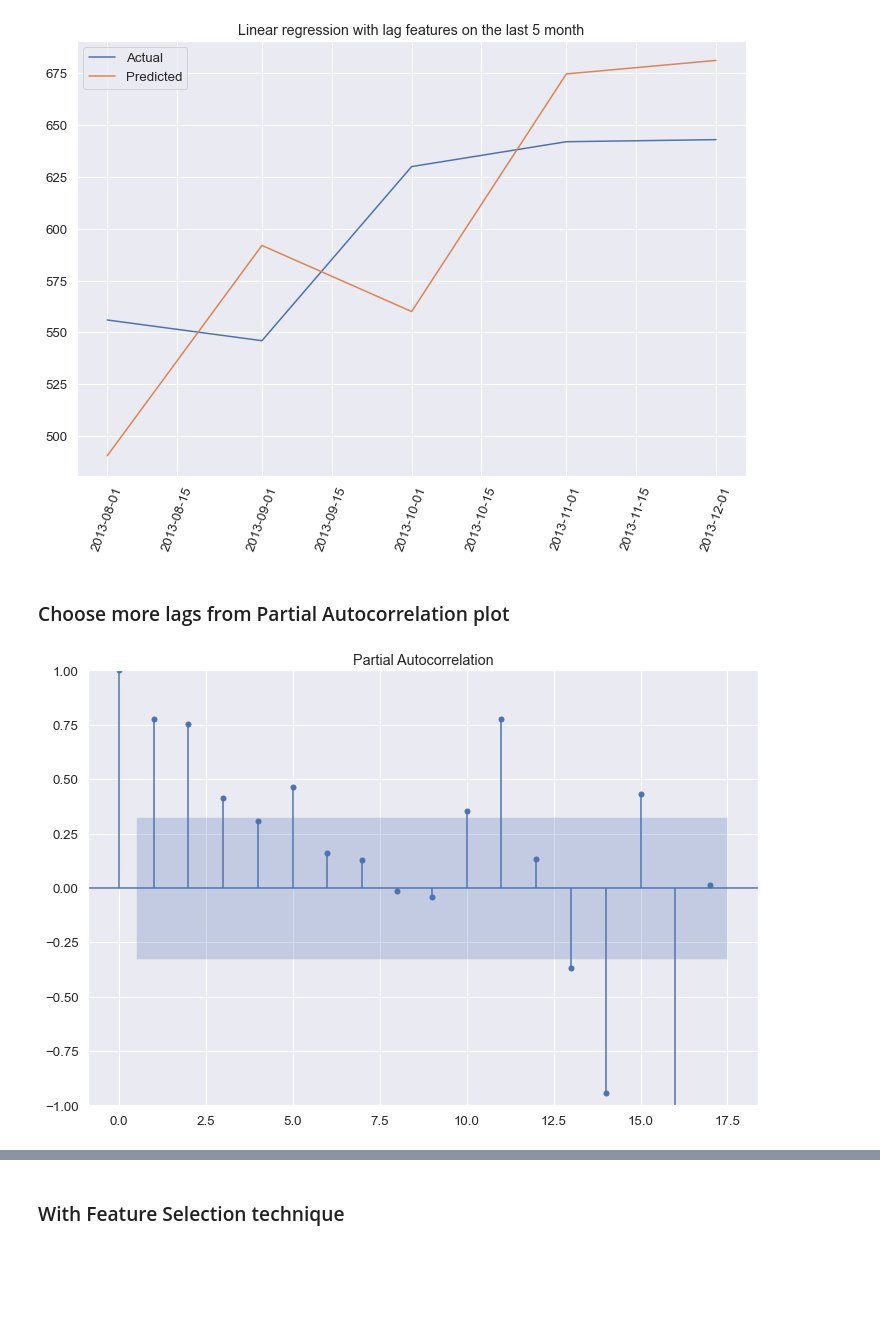
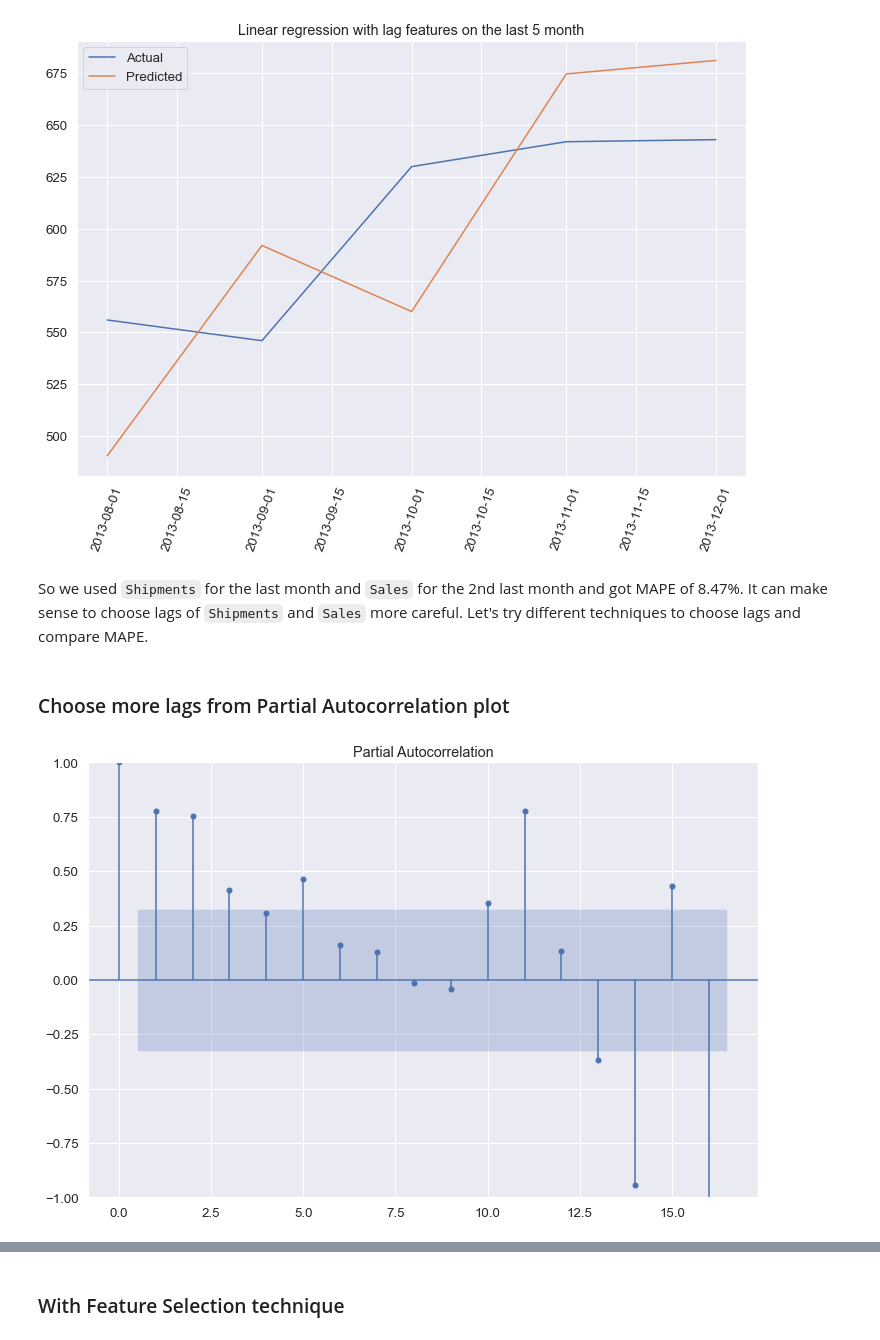
Before and after one commit to Dosann/Time-series-forecast, a Jupyter notebook: shipment_forecast.ipynb, the cells around one changed output, grey strips where cells are left out. Saved outputs shown, nothing was run; the diff lists cells and outputs as text; code cells hidden in the pictures; blank space fills up the shorter version.

```diff
--- a/shipment_forecast.ipynb
+++ b/shipment_forecast.ipynb
@@ -441,10 +511,12 @@ plot_results(predicted_values, title='Linear regression with lag features on the
 mape = 0.0846821898595995
 mae = 50.4684543985219
 [figure]
+# %% [markdown]
+So we used `Shipments` for the last month and `Sales` for the 2nd last month and got MAPE of 8.47%. It can make sense to choose lags of `Shipments` and `Sales` more careful. Let's try different techniques to choose lags and compare MAPE.
 # %% [markdown]
 ### Choose more lags from Partial Autocorrelation plot
 # %%
-plot_pacf(data.Sales,lags=17, method='ols')
+plot_pacf(data.Sales, method='ols')
 plt.show()
 # %% [output]
-[figure, old version]
+[figure, new version]
```
Also changed, not shown: parts of 91 cells of this notebook.
